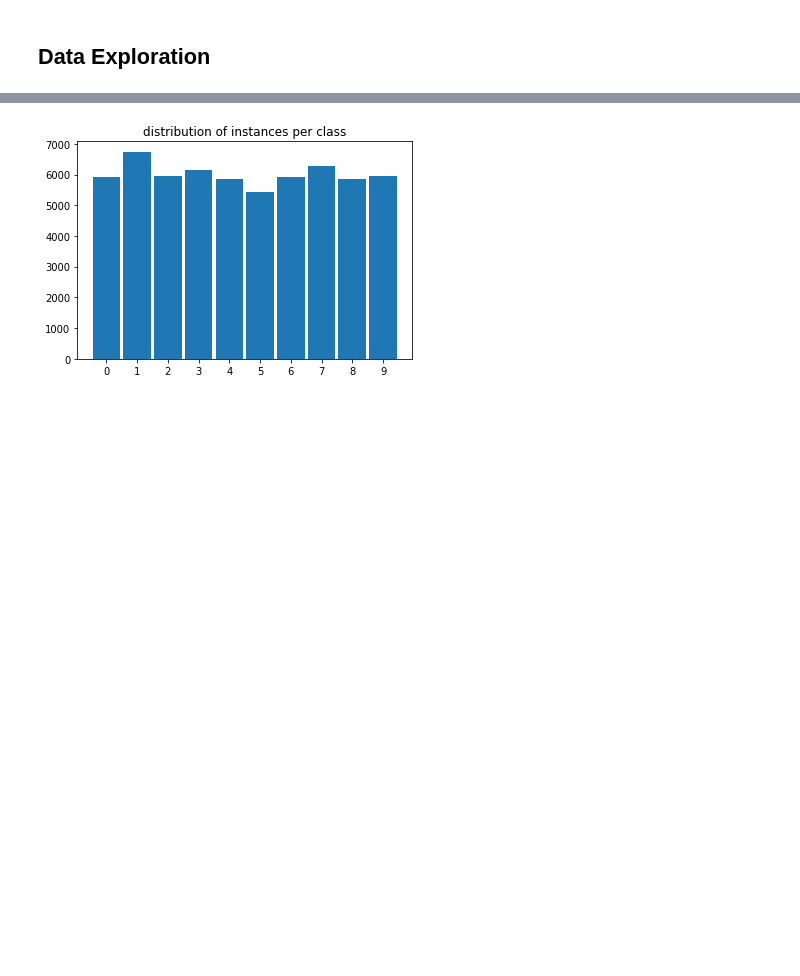
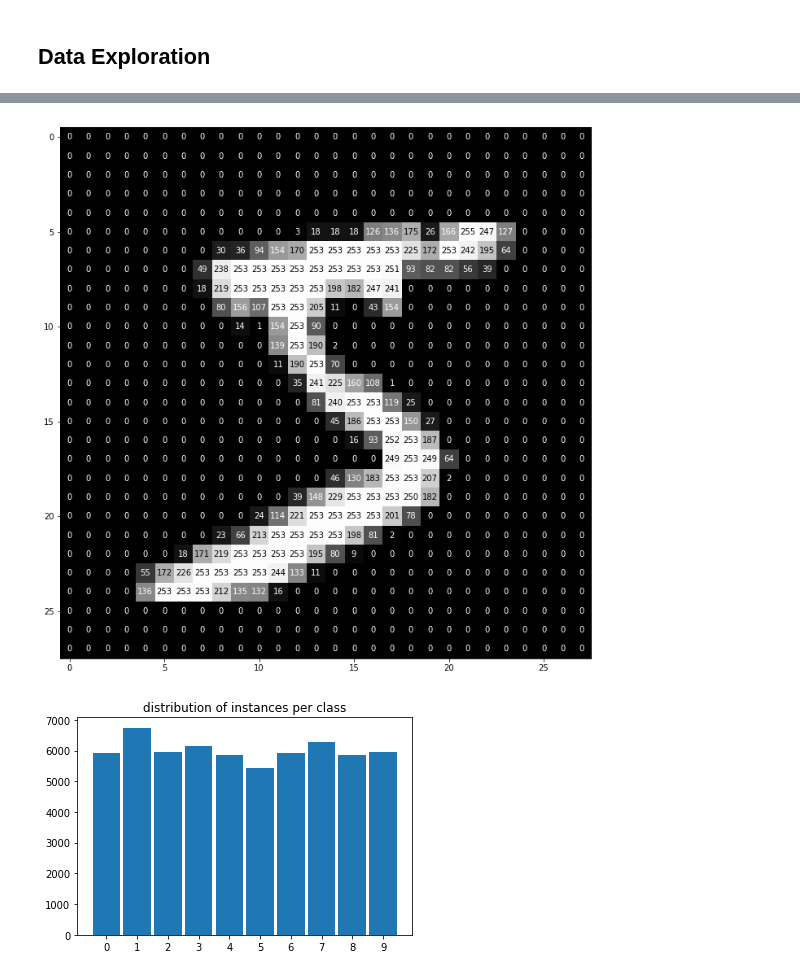
Before and after one commit to damilo/project.ml, a Jupyter notebook: project.ml.tf-c11.08/project.ml.tf-c11.08.ipynb, the cells around one changed output, grey strips where cells are left out. Saved outputs shown, nothing was run; the diff lists cells and outputs as text; code cells hidden in the pictures; blank space fills up the shorter version.

```diff
--- a/project.ml.tf-c11.08/project.ml.tf-c11.08.ipynb
+++ b/project.ml.tf-c11.08/project.ml.tf-c11.08.ipynb
@@ -35,3 +34,23 @@ plt.show ()
+# %%
+def visualize_input (img, ax):
+    ax.imshow (img, cmap='gray')
+    width, height = img.shape
+    thresh = img.max () / 1.5
+    for x in range(width):
+        for y in range(height):
+            ax.annotate(
+                str (round (img[x][y],2)),
+                xy = (y,x),
+                horizontalalignment = 'center',
+                verticalalignment = 'center',
+                color = 'white' if img[x][y]<thresh else 'black')
+
+fig, axs = plt.subplots (1, 1)
+fig.set_size_inches (12, 12)
+visualize_input (x_train[0], axs)
+plt.show ()
+# %% [output]
+[figure, added]
 # %%
 fig, axs = plt.subplots (1, 1)
 axs.hist (y_train, range=(0,y_train.max()+1), align = 'left', rwidth = 0.9)
```
Also changed, not shown: parts of 10 cells of this notebook, 12 other files.
